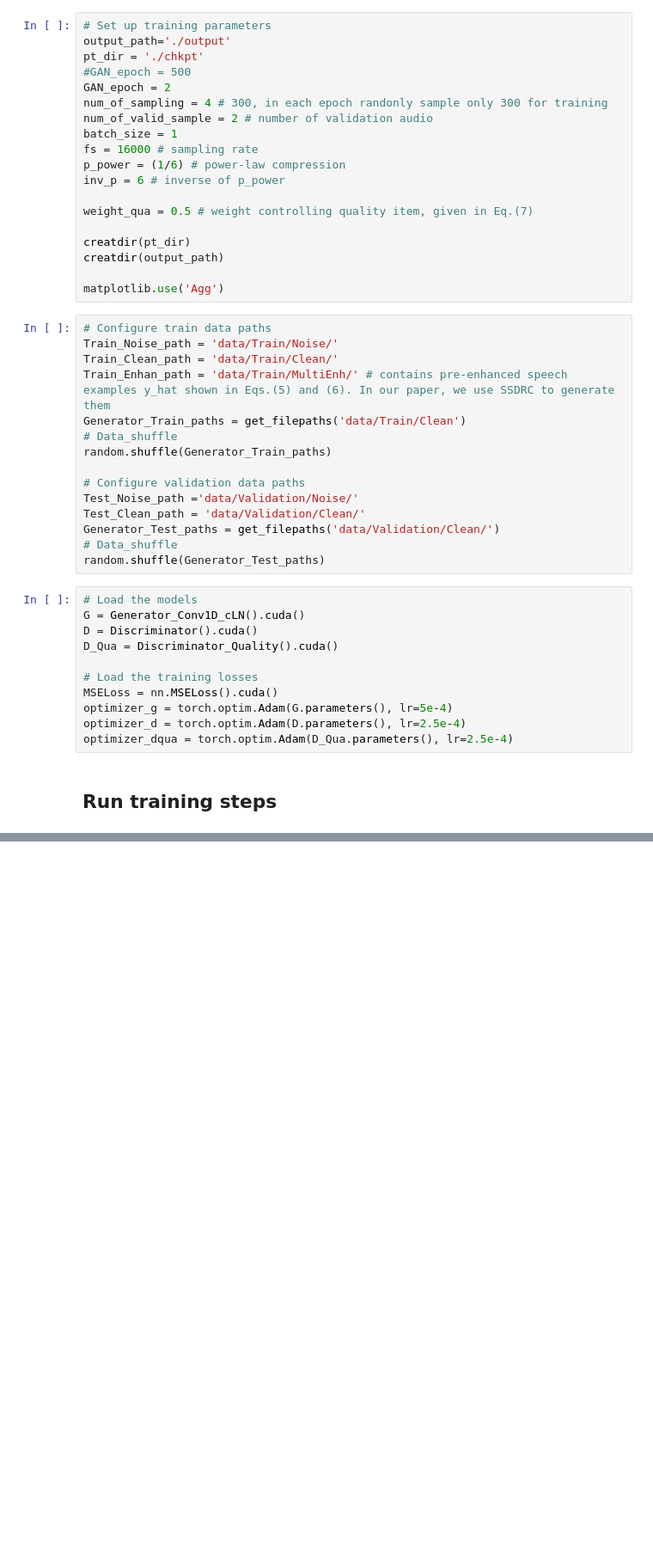
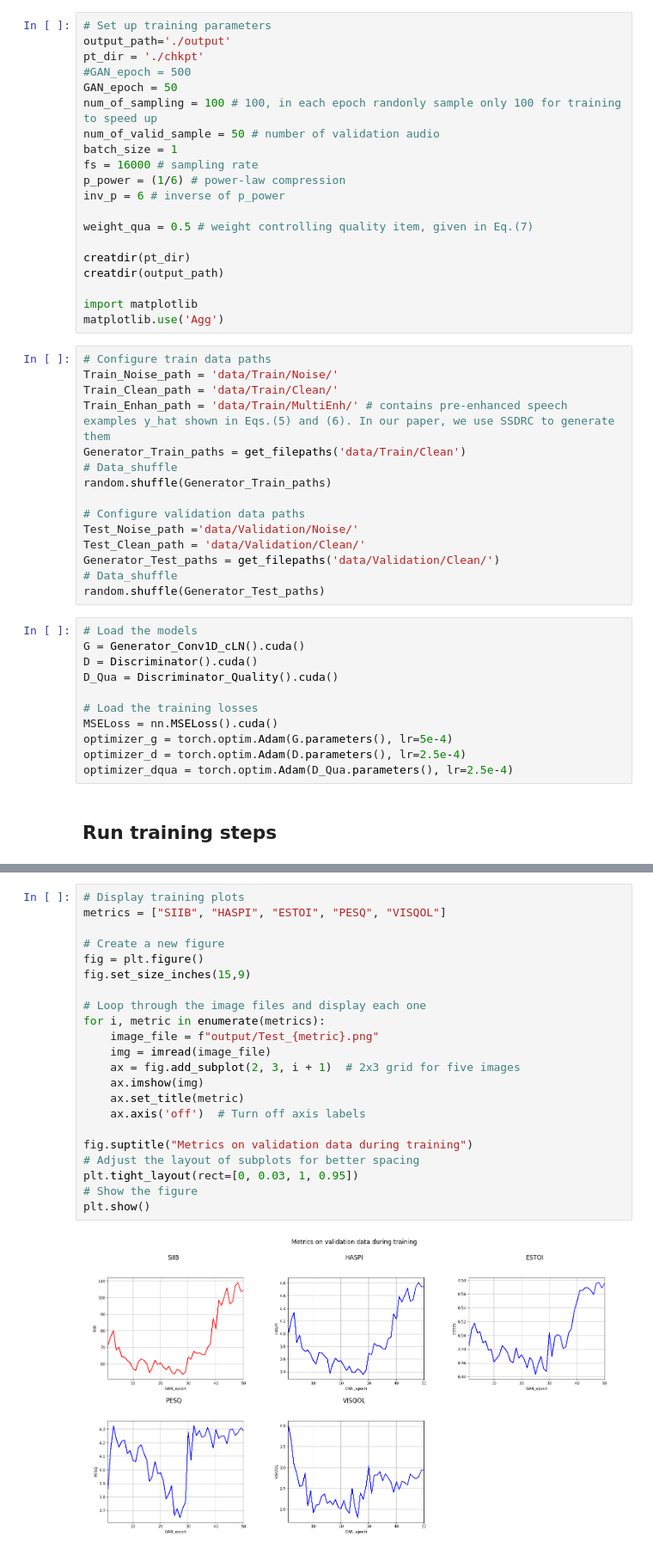
Before and after one commit to BrentonAD/SIT789-Task5-2HD, a Jupyter notebook: SIT789-Task5-2HD-notebook.ipynb, the cells around one changed output, grey strips where cells are left out. Shown at 86% size. Saved outputs shown, nothing was run; the diff lists cells and outputs as text; blank space fills up the shorter version.

Commit message:
Complete training

```diff
--- a/SIT789-Task5-2HD-notebook.ipynb
+++ b/SIT789-Task5-2HD-notebook.ipynb
@@ -463,9 +469,9 @@ Additionally the size of the GCP VM has been increased to support the parallel p
 output_path='./output'
 pt_dir = './chkpt'
 #GAN_epoch = 500
-GAN_epoch = 2
-num_of_sampling = 4 # 300, in each epoch randonly sample only 300 for training
-num_of_valid_sample = 2 # number of validation audio
+GAN_epoch = 50
+num_of_sampling = 100 # 100, in each epoch randonly sample only 100 for training to speed up
+num_of_valid_sample = 50 # number of validation audio
 batch_size = 1
 fs = 16000 # sampling rate
 p_power = (1/6) # power-law compression
@@ -476,6 +482,7 @@ weight_qua = 0.5 # weight controlling quality item, given in Eq.(7)
 creatdir(pt_dir)
 creatdir(output_path)
 
+import matplotlib
 matplotlib.use('Agg')
 # %%
 # Configure train data paths
@@ -853,0 +874,24 @@ Evaluate G by validation data ...
+# %%
+# Display training plots
+metrics = ["SIIB", "HASPI", "ESTOI", "PESQ", "VISQOL"]
+
+# Create a new figure
+fig = plt.figure()
+fig.set_size_inches(15,9)
+
+# Loop through the image files and display each one
+for i, metric in enumerate(metrics):
+    image_file = f"output/Test_{metric}.png"
+    img = imread(image_file)
+    ax = fig.add_subplot(2, 3, i + 1)  # 2x3 grid for five images
+    ax.imshow(img)
+    ax.set_title(metric)
+    ax.axis('off')  # Turn off axis labels
+
+fig.suptitle("Metrics on validation data during training")
+# Adjust the layout of subplots for better spacing
+plt.tight_layout(rect=[0, 0.03, 1, 0.95])
+# Show the figure
+plt.show()
+# %% [output]
+[figure, added]
```
Also changed, not shown: parts of 13 cells of this notebook.
